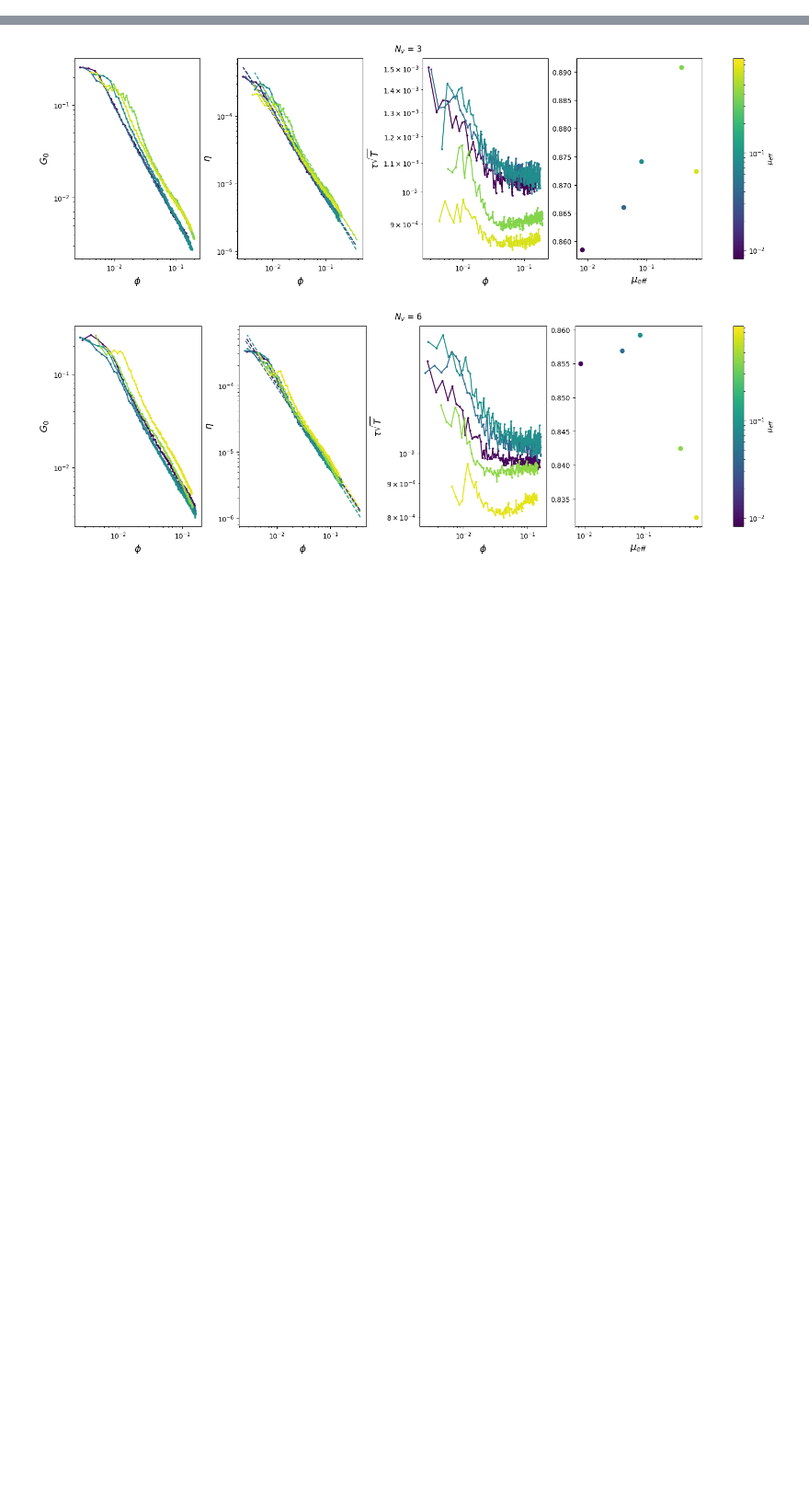
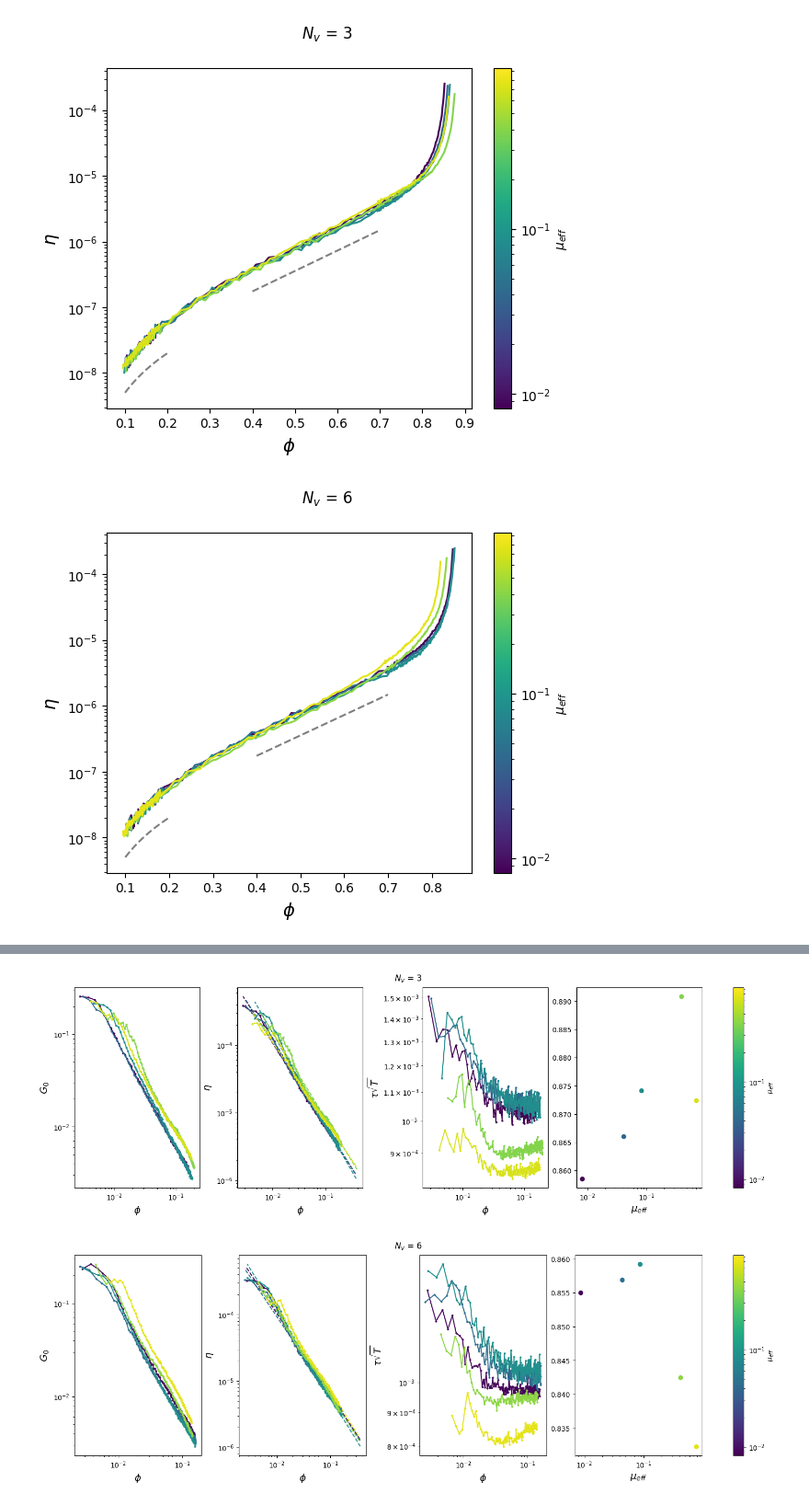
Before and after one commit to mmccraw98/notebooks-fall-25, a Jupyter notebook: 10/new-shear-modulus-calculation/analyze.ipynb, the cells around one changed output, grey strips where cells are left out. Shown at 92% size. Drawn from its saved outputs; the diff is of its cells as text; code cells hidden in the pictures; blank space fills up the shorter version.

```diff
--- a/10/new-shear-modulus-calculation/analyze.ipynb
+++ b/10/new-shear-modulus-calculation/analyze.ipynb
@@ -123,0 +237,54 @@ while True:
+# %%
+mu_norm = LogNorm(vmin=dataset.mu.min(), vmax=dataset.mu.max())
+cmap = plt.cm.viridis
+
+xscale = 'linear'
+line_alpha = 0.8
+line_ls = '--'
+
+for _nv in dataset.nv.unique():
+    for _mu in dataset.mu.unique():
+        mask = (dataset.nv == _nv) & (dataset.mu == _mu)
+        if not np.any(mask):
+            continue
+        for phi, G_0, tau, eta in zip(
+            dataset[mask].phi,
+            dataset[mask].G_0,
+            dataset[mask].tau,
+            dataset[mask].eta
+        ):
+            plt.plot(phi, eta, c=cmap(mu_norm(_mu)))
+
+            # plt.axvline(trans_phi_c_data[(np.isclose(trans_phi_c_data.mu, _mu) & np.isclose(trans_phi_c_data.nv, _nv))].phi_c_tau_T.values[0], c=cmap(mu_norm(_mu)), alpha=line_alpha, zorder=0, linestyle=line_ls)
+            # plt.axvline(trans_phi_c_data[(np.isclose(trans_phi_c_data.mu, _mu) & np.isclose(trans_phi_c_data.nv, _nv))].phi_c_D_T.values[0], c=cmap(mu_norm(_mu)), alpha=line_alpha, zorder=0, linestyle=line_ls)
+            # plt.axvline(rot_phi_c_data[(np.isclose(rot_phi_c_data.mu, _mu) & np.isclose(rot_phi_c_data.nv, _nv))].phi_c_tau_R.values[0], c=cmap(mu_norm(_mu)), alpha=line_alpha, zorder=0, linestyle=line_ls)
+            # plt.axvline(rot_phi_c_data[(np.isclose(rot_phi_c_data.mu, _mu) & np.isclose(rot_phi_c_data.nv, _nv))].phi_c_D_R.values[0], c=cmap(mu_norm(_mu)), alpha=line_alpha, zorder=0, linestyle=line_ls)
+            # plt.axvline(phi_b_data[(np.isclose(phi_b_data.mu, _mu) & np.isclose(phi_b_data.nv, _nv))].phi_b_small.values[0], c=cmap(mu_norm(_mu)), alpha=line_alpha, zorder=0, linestyle=line_ls)
+            # plt.axvline(phi_b_data[(np.isclose(phi_b_data.mu, _mu) & np.isclose(phi_b_data.nv, _nv))].phi_b_large.values[0], c=cmap(mu_norm(_mu)), alpha=line_alpha, zorder=0, linestyle=line_ls)
+            # plt.axvline(phi_b_data[(np.isclose(phi_b_data.mu, _mu) & np.isclose(phi_b_data.nv, _nv))].phi_j_eff.values[0], c=cmap(mu_norm(_mu)), alpha=line_alpha, zorder=0, linestyle=line_ls)
+            # plt.axvline(phi_b_data[(np.isclose(phi_b_data.mu, _mu) & np.isclose(phi_b_data.nv, _nv))].outer_phi_j_eff.values[0], c=cmap(mu_norm(_mu)), alpha=line_alpha, zorder=0, linestyle=line_ls)
+            # plt.axvline(phi_j_data[(np.isclose(phi_j_data.mu, _mu) & np.isclose(phi_j_data.nv, _nv - 1))].phi_j.values[0], c=cmap(mu_norm(_mu)), alpha=line_alpha, zorder=0, linestyle=line_ls)
+            # plt.axvline(phi_j_range_data[(np.isclose(phi_j_range_data.mu, _mu) & np.isclose(phi_j_range_data.nv, _nv))].phi_j_min.values[0], c=cmap(mu_norm(_mu)), alpha=line_alpha, zorder=0, linestyle=line_ls)
+            # plt.axvline(phi_j_range_data[(np.isclose(phi_j_range_data.mu, _mu) & np.isclose(phi_j_range_data.nv, _nv))].phi_j_max.values[0], c=cmap(mu_norm(_mu)), alpha=line_alpha, zorder=0, linestyle=line_ls)
+
+    plt.yscale('log')
+
+    plt.xlabel(r'$\phi$', fontsize=14)
+    plt.ylabel(r'$\eta$', fontsize=14)
+
+    plt.suptitle(fr'$N_v$ = {int(_nv) - 1}')
+    sm = plt.cm.ScalarMappable(norm=mu_norm, cmap=cmap)
+    sm.set_array(dataset.mu.values.tolist())
+    cbar = plt.colorbar(sm, ax=plt.gca(), label=r'$\mu_{eff}$')
+
+    x_fit_low = np.linspace(0.1, 0.2)
+    plt.plot(x_fit_low, 5e-7 * x_fit_low ** 2, color='k', alpha=0.5, linestyle='--', zorder=10)
+
+    x_fit_mid = np.linspace(0.4, 0.7)
+    plt.plot(x_fit_mid, 1e-8 * np.exp(x_fit_mid / 0.14), alpha=0.5, linestyle='--', color='k')
+
+    plt.xscale(xscale)
+    plt.show()
+# %% [output]
+[figure, added]
+[figure, added]
```
Also changed, not shown: parts of 11 cells of this notebook, 24 other files.
